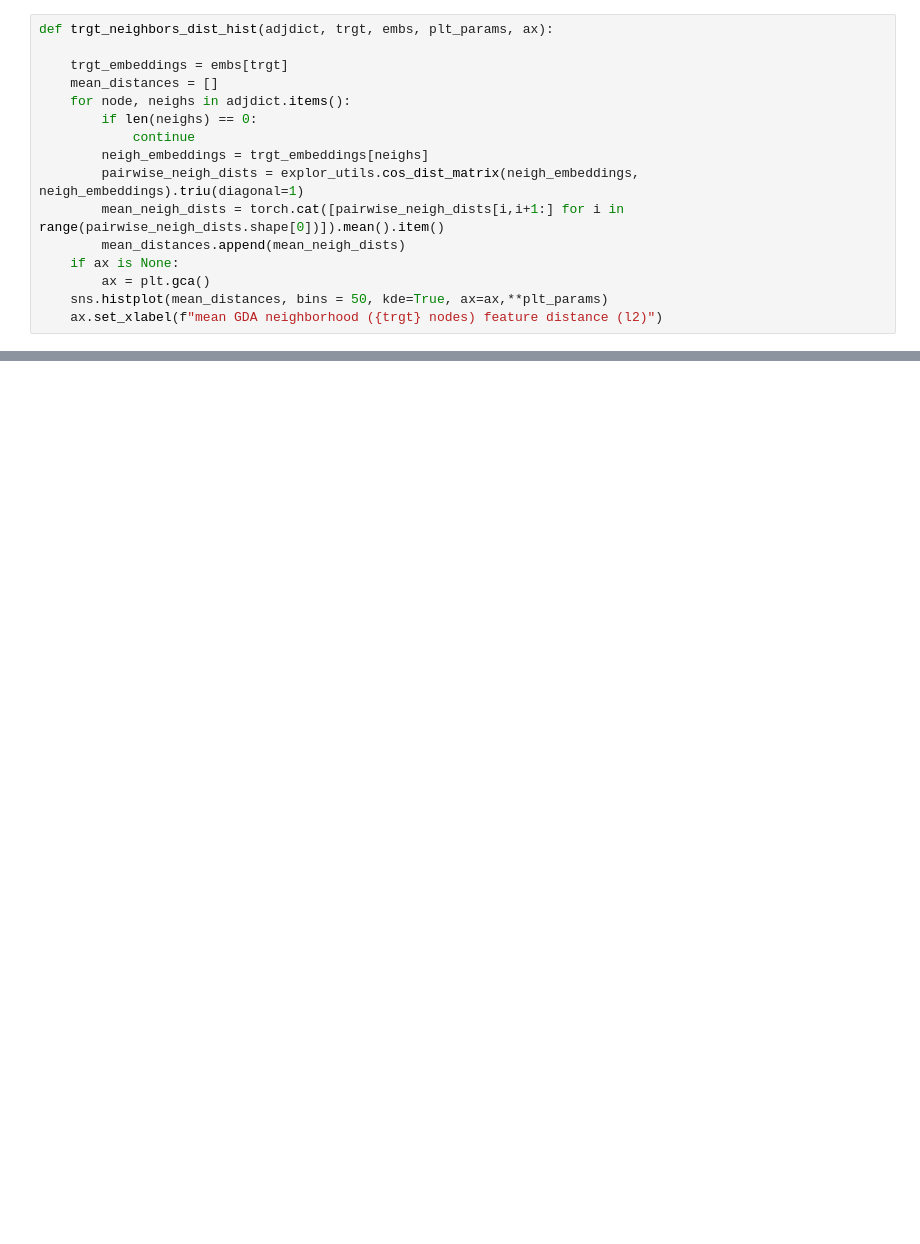
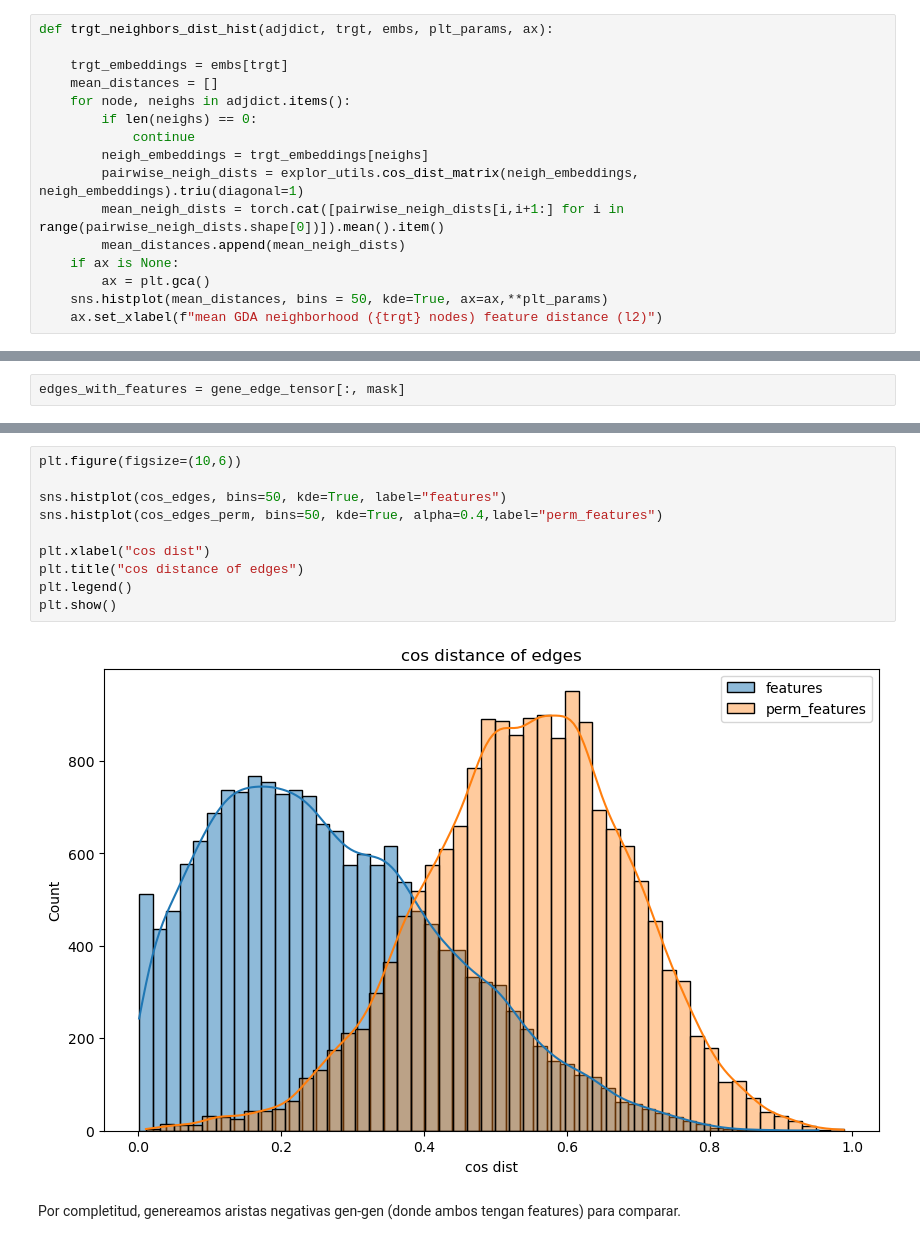
Before and after one commit to nyanovsky/tesis, a Jupyter notebook: exploration/feature_analysis.ipynb, the cells around one changed output, grey strips where cells are left out. Saved outputs shown, nothing was run; the diff lists cells and outputs as text; blank space fills up the shorter version.

```diff
--- a/exploration/feature_analysis.ipynb
+++ b/exploration/feature_analysis.ipynb
@@ -453,0 +486,2 @@ plt.show()
+# %%
+edges_with_features = gene_edge_tensor[:, mask]
@@ -453,0 +531,14 @@ plt.show()
+# %%
+plt.figure(figsize=(10,6))
+
+sns.histplot(cos_edges, bins=50, kde=True, label="features")
+sns.histplot(cos_edges_perm, bins=50, kde=True, alpha=0.4,label="perm_features")
+
+plt.xlabel("cos dist")
+plt.title("cos distance of edges")
+plt.legend()
+plt.show()
+# %% [output]
+[figure, added]
+# %% [markdown]
+Por completitud, genereamos aristas negativas gen-gen (donde ambos tengan features) para comparar.
```
Also changed, not shown: parts of 32 cells of this notebook.
